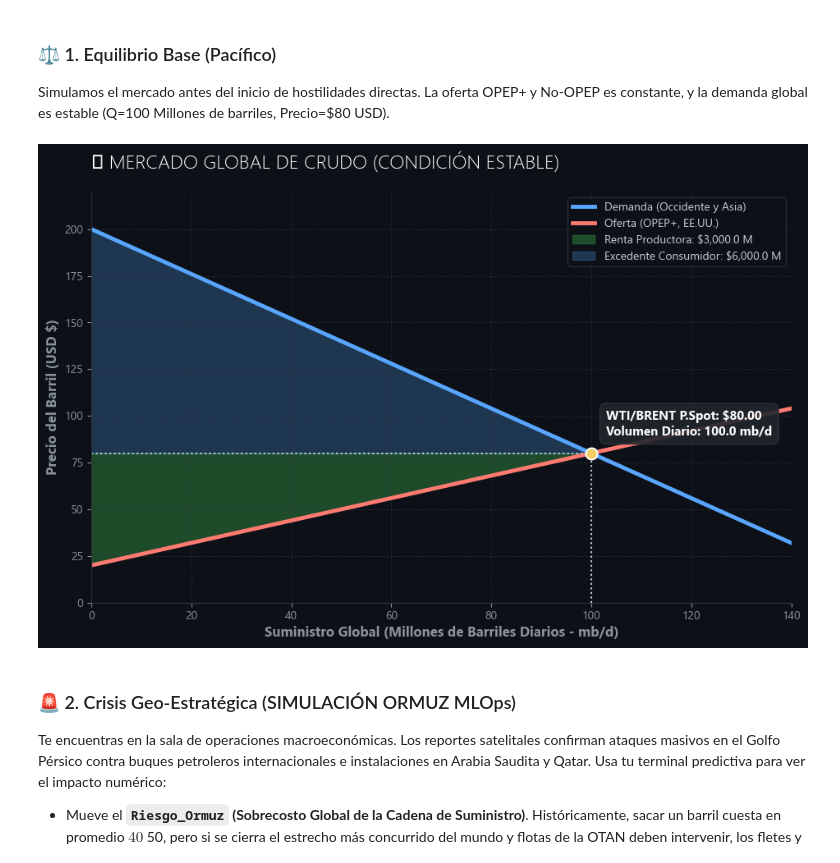
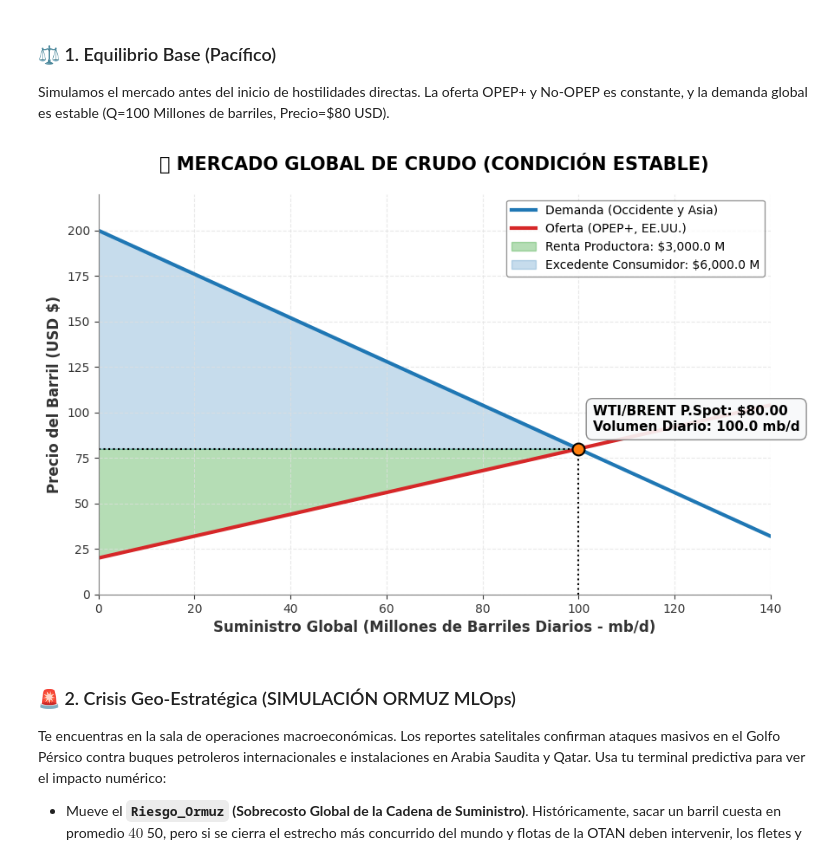
Before and after one commit to jairtarrilloecon/geopolitical-oil-crisis-simulator, a Jupyter notebook: 02_simulador_mercado_petroleo.ipynb, the cells around one changed output. Cells and saved outputs as stored; diff of their text form; code cells hidden in the pictures.

```diff
--- a/02_simulador_mercado_petroleo.ipynb
+++ b/02_simulador_mercado_petroleo.ipynb
@@ -112,49 +112,51 @@ Simulamos el mercado antes del inicio de hostilidades directas. La oferta OPEP+
 # %%
 def graficar_mercado_petroleo(mercado, titulo="Terminal Global de Crudo"):
     q_eq, p_eq = mercado.encontrar_equilibrio()
     exc_cons, exc_prod = mercado.calcular_excedentes()
+    q_array, p_demanda, p_oferta = mercado.generar_coordenadas(140)
 
-    q_arr, p_dem, p_ofer = mercado.generar_coordenadas(140)
+    fig, ax = plt.subplots(figsize=(10, 6))
 
-    fig, ax = plt.subplots(figsize=(11, 6.5))
+    ax.plot(q_array, p_demanda, color=COLOR_DEMANDA, linewidth=3, label="Demanda (Occidente y Asia)")
+    ax.plot(q_array, p_oferta, color=COLOR_OFERTA, linewidth=3, label="Oferta (OPEP+, EE.UU.)")
 
-    ax.plot(q_arr, p_dem, color=COLOR_DEMANDA, linewidth=3.5, label="Demanda (Occidente y Asia)")
-    ax.plot(q_arr, p_ofer, color=COLOR_OFERTA, linewidth=3.5, label="Oferta (OPEP+, EE.UU.)")
+    if q_eq > 0:
+        q_shade = np.linspace(0, q_eq, 100)
+        p_of_shade = mercado.c + mercado.d * q_shade
+        ax.fill_between(q_shade, p_of_shade, p_eq, color=COLOR_SHADE_PROD, alpha=0.35, label=f"Renta Productora: ${exc_prod:,.1f} M")
 
-    q_shade = np.linspace(0, q_eq, 50)
-    p_of_shade = mercado.c + mercado.d * q_shade
-    ax.fill_between(q_shade, p_of_shade, p_eq, color=COLOR_SHADE_PROD, alpha=0.35, label=f"Renta Productora: ${exc_prod:,.1f} M")
+        p_dem_shade = mercado.a - mercado.b * q_shade
+        ax.fill_between(q_shade, p_eq, p_dem_shade, color=COLOR_DEMANDA, alpha=0.25, label=f"Excedente Consumidor: ${exc_cons:,.1f} M")
 
-    p_dem_shade = mercado.a - mercado.b * q_shade
-    ax.fill_between(q_shade, p_eq, p_dem_shade, color=COLOR_DEMANDA, alpha=0.25, label=f"Excedente Consumidor: ${exc_cons:,.1f} M")
+        ax.vlines(x=q_eq, ymin=0, ymax=p_eq, colors='black', linestyles='dotted', linewidth=1.5)
+        ax.hlines(y=p_eq, xmin=0, xmax=q_eq, colors='black', linestyles='dotted', linewidth=1.5)
+        ax.plot(q_eq, p_eq, marker='o', color=COLOR_MARKER, markersize=10, markeredgecolor='black', markeredgewidth=1.5)
 
-    ax.vlines(x=q_eq, ymin=0, ymax=p_eq, colors='#C9D1D9', linestyles='dotted', linewidth=1.5)
-    ax.hlines(y=p_eq, xmin=0, xmax=q_eq, colors='#C9D1D9', linestyles='dotted', linewidth=1.5)
-    ax.plot(q_eq, p_eq, marker='o', color=COLOR_MARKER, markersize=10, markeredgecolor='white', markeredgewidth=1.5)
-
-    ax.annotate(f"WTI/BRENT P.Spot: ${p_eq:.2f}\nVolumen Diario: {q_eq:.1f} mb/d",
-                xy=(q_eq, p_eq), xytext=(q_eq+3, p_eq+10),
-                fontsize=11, fontweight='bold', color='#FFFFFF',
-                bbox=dict(boxstyle="round,pad=0.5", fc="#21262D", ec="#30363D", alpha=0.9))
+        ax.annotate(f"WTI/BRENT P.Spot: ${p_eq:.2f}\nVolumen Diario: {q_eq:.1f} mb/d",
+                    xy=(q_eq, p_eq), xytext=(q_eq+3, p_eq+10),
+                    fontsize=11, fontweight='bold', color='black',
+                    bbox=dict(boxstyle="round,pad=0.5", fc="#F8F9FA", ec="gray", alpha=0.9))
 
     ax.set_xlim(0, 140)
     ax.set_ylim(0, max(mercado.a + 10, 220))
-    ax.set_title(titulo, fontweight="light", fontsize=17, color="#FFFFFF", pad=20, loc='left')
+    ax.set_title(titulo, fontweight="bold", fontsize=15, color="black", pad=20, loc='center')
+
     ax.set_ylabel("Precio del Barril (USD $)", fontweight="bold", fontsize=12)
     ax.set_xlabel("Suministro Global (Millones de Barriles Diarios - mb/d)", fontweight="bold", fontsize=12)
 
     ax.spines['top'].set_visible(False)
     ax.spines['right'].set_visible(False)
-    ax.spines['left'].set_color('#30363D')
-    ax.spines['bottom'].set_color('#30363D')
+    ax.spines['left'].set_color('gray')
+    ax.spines['bottom'].set_color('gray')
 
-    ax.legend(loc='upper right', frameon=True, facecolor='#0D1117', edgecolor='#30363D', labelcolor='#C9D1D9')
+    ax.legend(loc='upper right', frameon=True, facecolor='#FFFFFF', edgecolor='gray', labelcolor='black')
+
     plt.show()
 
 mercado_base = MercadoLineal(a=200, b=1.2, c=20, d=0.6)
 graficar_mercado_petroleo(mercado_base, "🌐 MERCADO GLOBAL DE CRUDO (CONDICIÓN ESTABLE)")
 # %% [output]
-[figure, old version]
+[figure, new version]
 # %% [markdown]
 ### 🚨 2. Crisis Geo-Estratégica (SIMULACIÓN ORMUZ MLOps)
 
```
Also changed, not shown: parts of 1 cell of this notebook.
